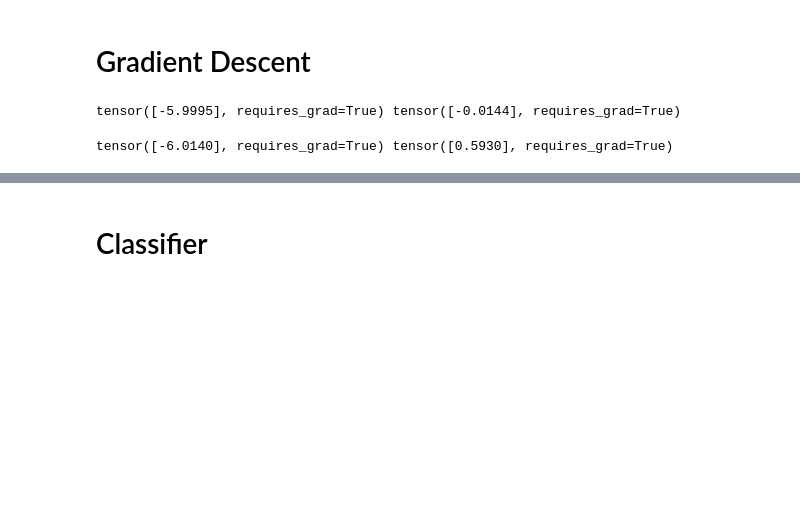
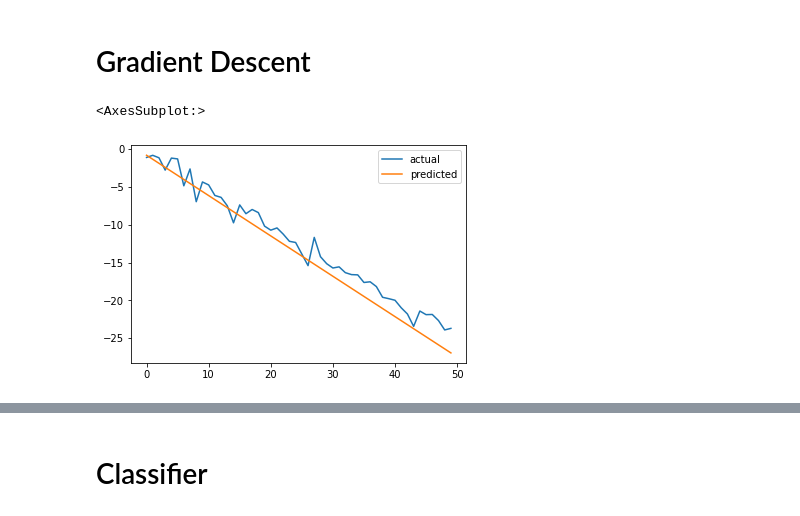
Before and after one commit to cqkh42/mnist, a Jupyter notebook: mnist/mnist.ipynb, the cells around one changed output, grey strips where cells are left out. Drawn from its saved outputs; the diff is of its cells as text; code cells hidden in the pictures; blank space fills up the shorter version.

Commit message:
now does SGD using torch

```diff
--- a/mnist/mnist.ipynb
+++ b/mnist/mnist.ipynb
@@ -28,20 +30,16 @@ clf.accuracy(X_test, y_test)
 # %% [markdown]
 # Gradient Descent
 # %%
-M_TRUE = -6
+M_TRUE = -0.5
 C_TRUE = 0
 
 X = torch.tensor(range(50)).reshape(50, 1).float()
-y = ((X * M_TRUE) + C_TRUE).reshape(50)
+y = ((X * M_TRUE) + C_TRUE + torch.randn(50).reshape((-1, 1))).reshape(50,1)
 
-g = GradientDescentRegressor(epochs=100, loss='mse', lr=1e-3)
+g = SGDRegressor(epochs=50, loss='mse', lr=1e-3)
 g.fit(X, y)
-print(g.weights, g.bias)
+sns.lineplot(x=X.reshape(-1), y=y.reshape(-1), label='actual')
+sns.lineplot(x=X.reshape(-1), y=g.predict(X).reshape(-1).detach().numpy(), label='predicted')
 # %% [output]
-tensor([-5.9995], requires_grad=True) tensor([-0.0144], requires_grad=True)
+<AxesSubplot:>
+[figure, added]
-# %%
-g = GradientDescentRegressor(epochs=100, loss='mae', lr=1e-3)
-g.fit(X, y)
-print(g.weights, g.bias)
-# %% [output]
-tensor([-6.0140], requires_grad=True) tensor([0.5930], requires_grad=True)
```
Also changed, not shown: parts of 4 cells of this notebook, 4 other files.
